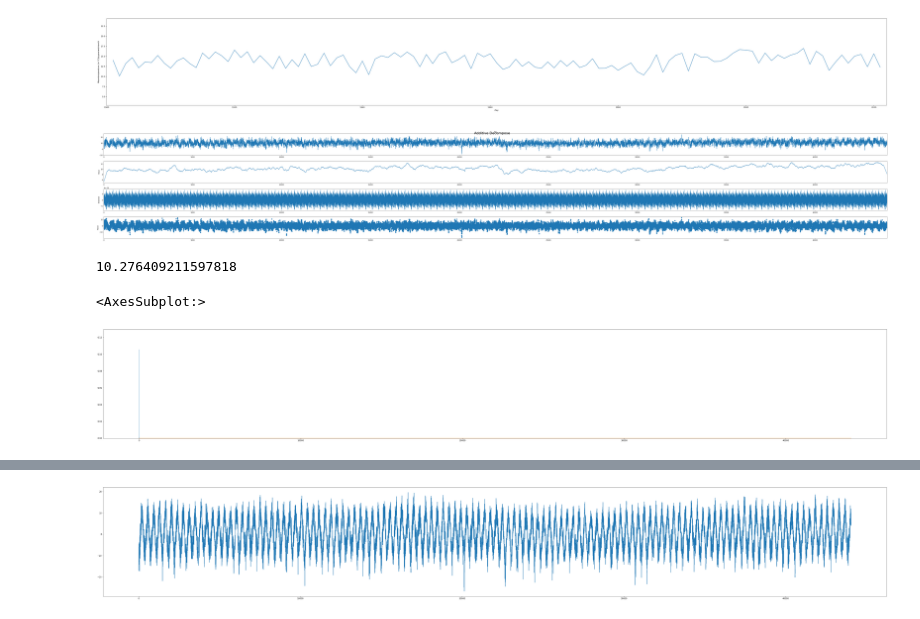
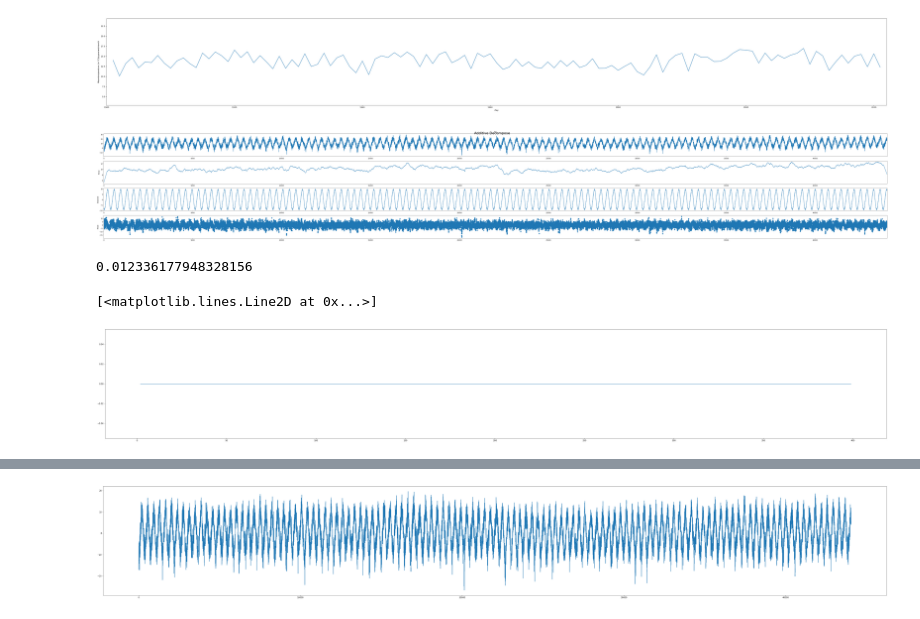
Before and after one commit to LucaNyckees/SCV_project1, a Jupyter notebook: notebooks/Untitled.ipynb, the cells around one changed output, grey strips where cells are left out. Drawn from its saved outputs; the diff is of its cells as text; code cells hidden in the pictures.

Commit message:
Work on trend and seasonality
I have started to model the seasonality and the trend properly but in a simple way for now

```diff
--- a/notebooks/Untitled.ipynb
+++ b/notebooks/Untitled.ipynb
@@ -118,21 +99,22 @@ plt.show()
 [figure]
 # %%
 # Additive Decomposition
-result_add = seasonal_decompose(df['TG'], model='additive', extrapolate_trend=7, period = 365,two_sided=True)
+result_add = seasonal_decompose(df.TG, model='additive', extrapolate_trend=7, period = 365,two_sided=True)
 
 plt.rcParams.update({'figure.figsize': (70,10)})
 result_add.plot().suptitle('Additive Decompose', fontsize=22)
 plt.show()
-tp = data_temperature
-tp.TG = tp.TG - result_add.seasonal
+tp.TG = data_temperature.TG
+
+tp.TG = tp.TG - result_add.trend - result_add.seasonal
 
 print(np.mean(tp.TG))
-tp.TG.hist(bins = 500, density = True)
-result_add.seasonal.plot()
+#tp.TG.hist(bins = 100, density = True)
+plt.plot(tp.TG[2:401]-tp.TG[1:400])
 # %% [output]
-[figure, old version]
+[figure, new version]
-10.276409211597818
+0.012336177948328156
-<AxesSubplot:>
+[<matplotlib.lines.Line2D at 0x...>]
 [figure]
 # %%
 res = STL(df.TG, period = 365).fit()
```
Also changed, not shown: parts of 9 cells of this notebook.
